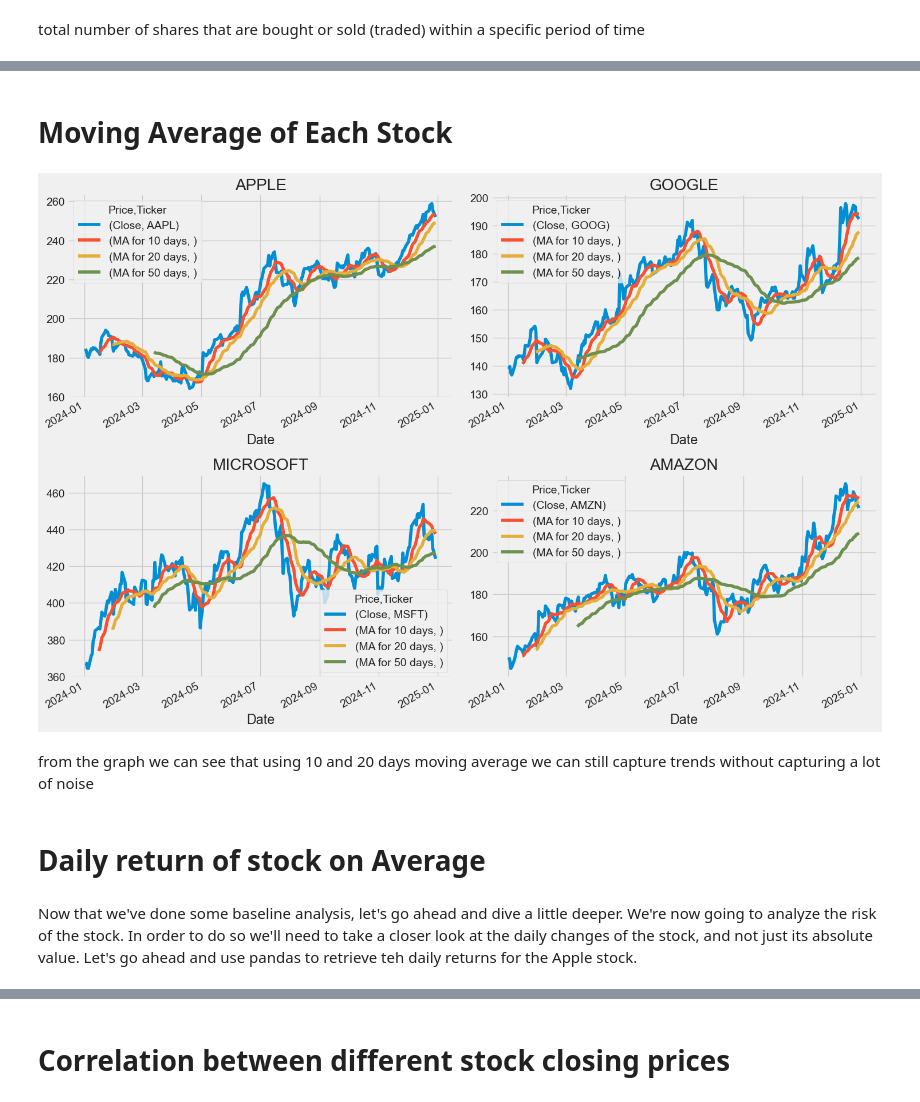
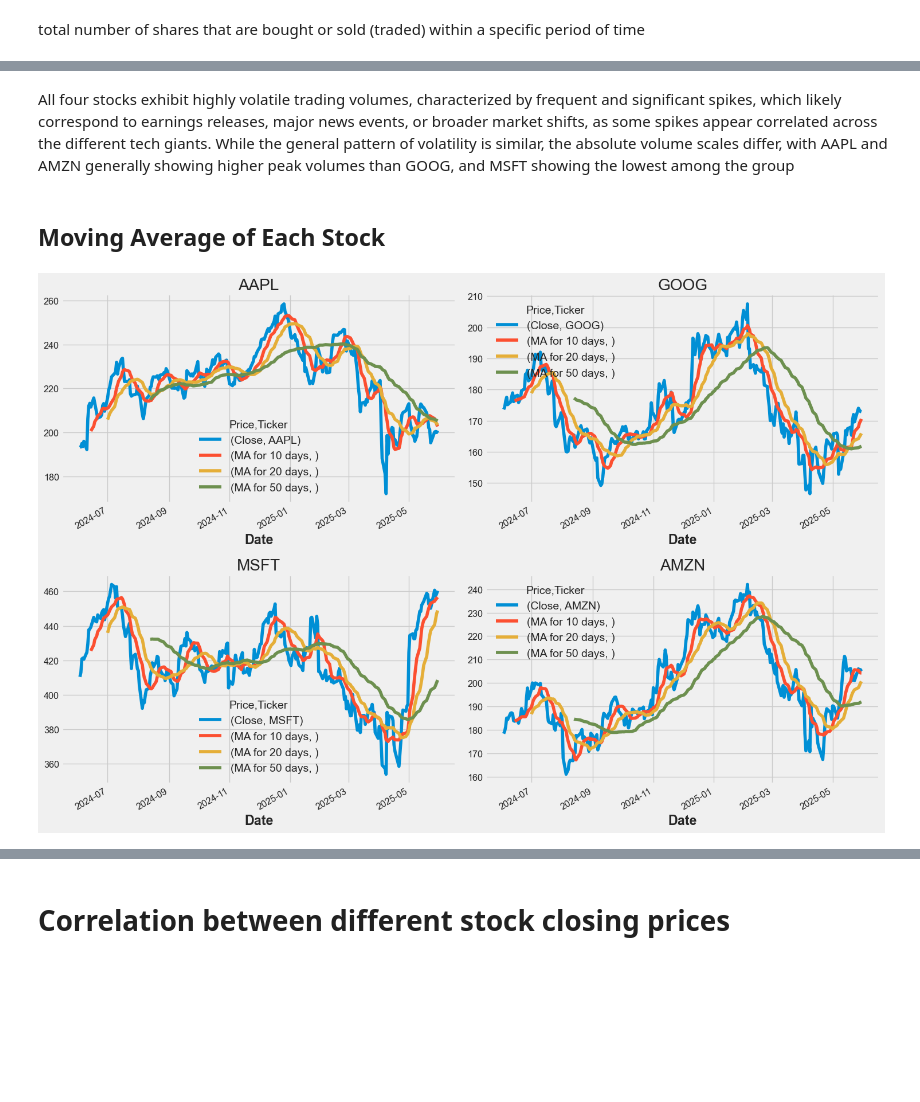
Before and after one commit to JustAthar19/Companies-Stock-Price-Forecasting, a Jupyter notebook: stock-price-prediction.ipynb, the cells around one changed output, grey strips where cells are left out. Drawn from its saved outputs; the diff is of its cells as text; code cells hidden in the pictures; blank space fills up the shorter version.

```diff
--- a/stock-price-prediction.ipynb
+++ b/stock-price-prediction.ipynb
@@ -21,13 +28,17 @@ The data that we will be using a year worth of stock data from technology compan
 tech_list = ['AAPL', 'GOOG', 'MSFT', 'AMZN']
 company_name = ["APPLE", "GOOGLE", "MICROSOFT", "AMAZON"]
 
-end = datetime(2024, 12, 31)
+end = datetime.now()
 start = end - timedelta(days=365)
+
+# start='2015-01-01'
+# end=datetime.now()
 
 stock_data = {}
 
 for stock in tech_list:
-    stock_data[stock] = yf.download(stock, start, end)
+    stock_data[stock] = yf.download(stock, start, end, auto_adjust='False')
+
 
 for stock, name in zip(tech_list, company_name):
     stock_data[stock]["company_name"] = name
@@ -92,34 +141,38 @@ for ax, ticker in zip(axes.flat, tech_list):  # Flatten grid
+# %% [markdown]
+All four stocks exhibit highly volatile trading volumes, characterized by frequent and significant spikes, which likely correspond to earnings releases, major news events, or broader market shifts, as some spikes appear correlated across the different tech giants. While the general pattern of volatility is similar, the absolute volume scales differ, with AAPL and AMZN generally showing higher peak volumes than GOOG, and MSFT showing the lowest among the group
 # %% [markdown]
-# Moving Average of Each Stock
+## Moving Average of Each Stock
 # %%
 ma_day = [10, 20, 50]
 
 for ma in ma_day:
     for ticker in tech_list:
         column_name = f"MA for {ma} days"
         stock_data[ticker][column_name] = stock_data[ticker]['Close'].rolling(ma).mean()
 
 fig, axes = plt.subplots(nrows=2, ncols=2, figsize=(15, 10))
 
-stock_data['AAPL'][['Close', 'MA for 10 days', 'MA for 20 days', 'MA for 50 days']].plot(ax=axes[0, 0])
-axes[0, 0].set_title('APPLE')
+fig.set_figheight(10)
+fig.set_figwidth(15)
+for ax, ticker in zip(axes.flat, tech_list):
+    stock_data[ticker][['Close', 'MA for 10 days', 'MA for 20 days', 'MA for 50 days']].plot(ax=ax)
+    ax.set_title(f"{ticker}")
 
-stock_data['GOOG'][['Close', 'MA for 10 days', 'MA for 20 days', 'MA for 50 days']].plot(ax=axes[0, 1])
-axes[0, 1].set_title('GOOGLE')
 
-stock_data['MSFT'][['Close', 'MA for 10 days', 'MA for 20 days', 'MA for 50 days']].plot(ax=axes[1, 0])
-axes[1, 0].set_title('MICROSOFT')
 
-stock_data['AMZN'][['Close', 'MA for 10 days', 'MA for 20 days', 'MA for 50 days']].plot(ax=axes[1, 1])
-axes[1, 1].set_title('AMAZON')
+# stock_data['AAPL'][['Close', 'MA for 10 days', 'MA for 20 days', 'MA for 50 days']].plot(ax=axes[0, 0])
+# axes[0, 0].set_title('APPLE')
+
+# stock_data['GOOG'][['Close', 'MA for 10 days', 'MA for 20 days', 'MA for 50 days']].plot(ax=axes[0, 1])
+# axes[0, 1].set_title('GOOGLE')
+
+# stock_data['MSFT'][['Close', 'MA for 10 days', 'MA for 20 days', 'MA for 50 days']].plot(ax=axes[1, 0])
+# axes[1, 0].set_title('MICROSOFT')
+
+# stock_data['AMZN'][['Close', 'MA for 10 days', 'MA for 20 days', 'MA for 50 days']].plot(ax=axes[1, 1])
+# axes[1, 1].set_title('AMAZON')
 
 fig.tight_layout()
 plt.show()
 # %% [output]
-[figure, old version]
+[figure, new version]
-# %% [markdown]
-from the graph we can see that using 10 and 20 days moving average we can still capture trends without capturing a lot of noise
-# %% [markdown]
-# Daily return of stock on Average
-# %% [markdown]
-Now that we've done some baseline analysis, let's go ahead and dive a little deeper. We're now going to analyze the risk of the stock. In order to do so we'll need to take a closer look at the daily changes of the stock, and not just its absolute value. Let's go ahead and use pandas to retrieve teh daily returns for the Apple stock.
```
Also changed, not shown: parts of 84 cells of this notebook.
